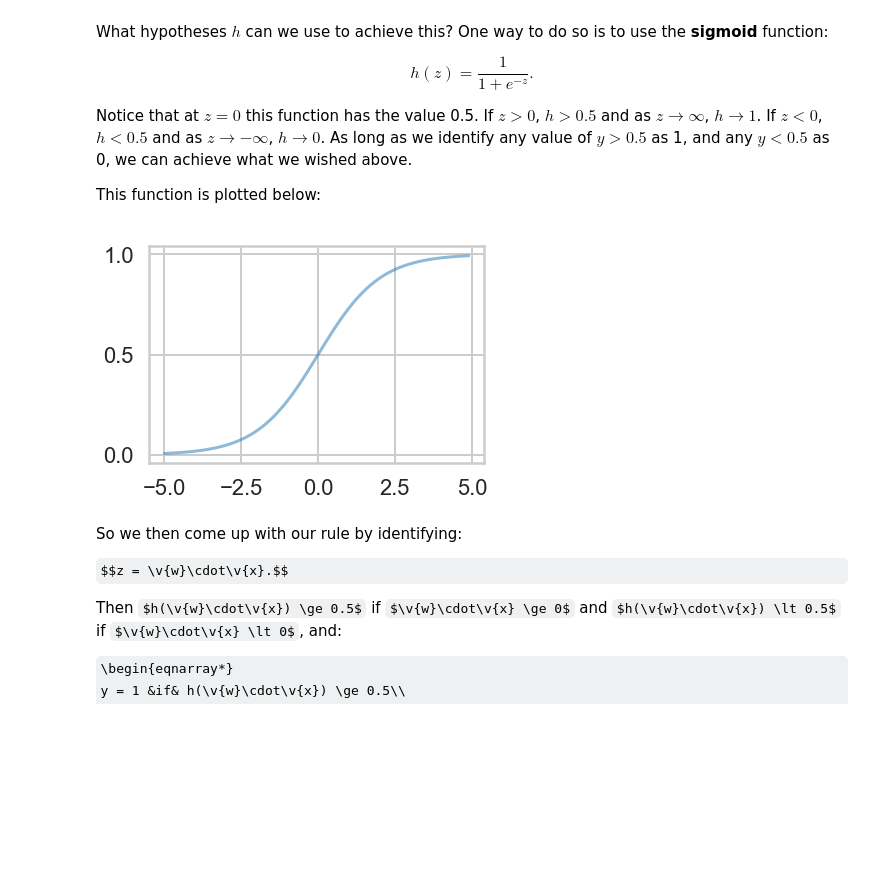
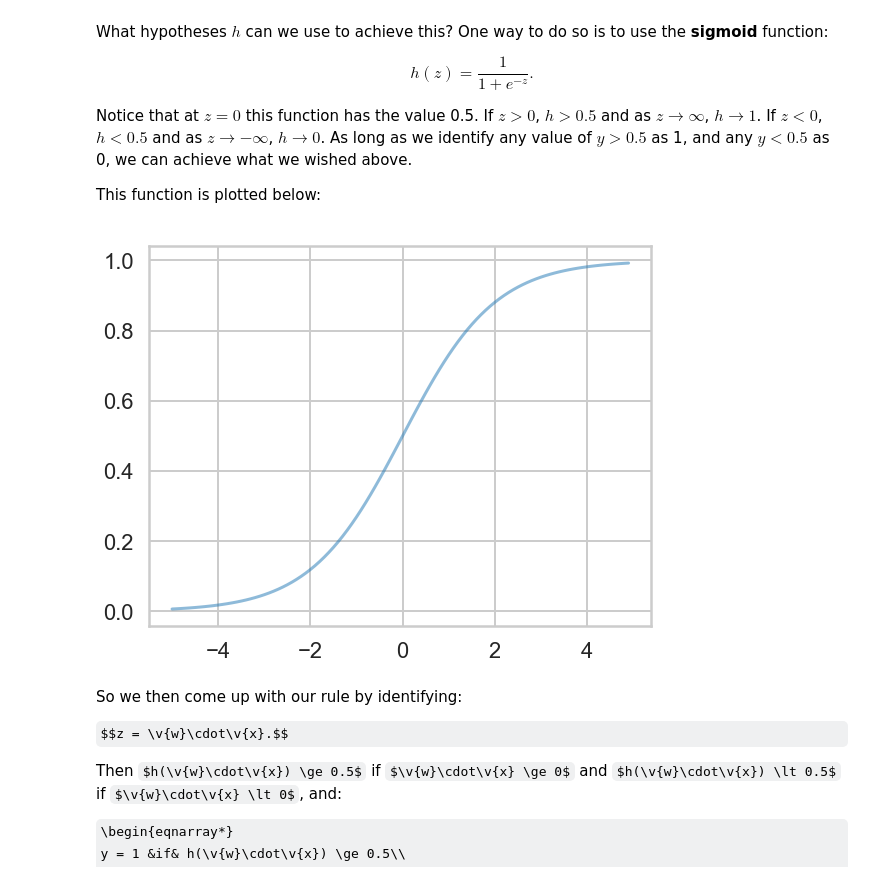
Before and after one commit to Emtman7/Springboard, a Jupyter notebook: logistic_regression_walkthrough.ipynb, the cells around one changed output. Drawn from its saved outputs; the diff is of its cells as text; code cells hidden in the pictures; some formulas as TeX source; blank space fills up the shorter version.

```diff
--- a/logistic_regression_walkthrough.ipynb
+++ b/logistic_regression_walkthrough.ipynb
@@ -504,9 +503,11 @@ This function is plotted below:
 # %%
 h = lambda z: 1. / (1 + np.exp(-z))
 zs=np.arange(-5, 5, 0.1)
+
+plt.figure(facecolor='white', figsize=(9, 7))
 plt.plot(zs, h(zs), alpha=0.5);
 # %% [output]
-[figure, old version]
+[figure, new version]
 # %% [markdown]
 So we then come up with our rule by identifying:
 
```
Also changed, not shown: parts of 7 cells of this notebook.
